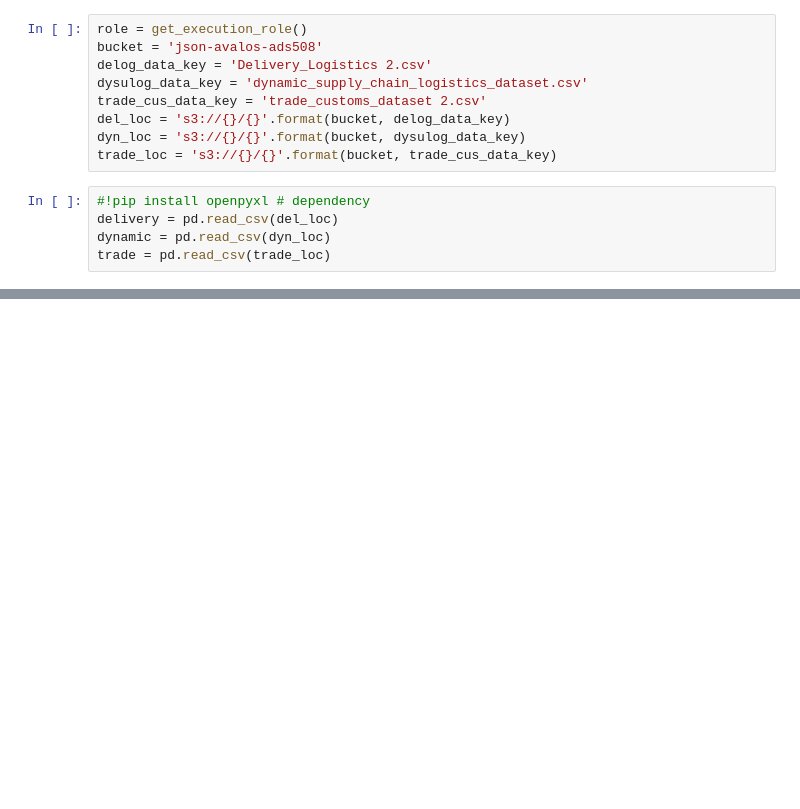
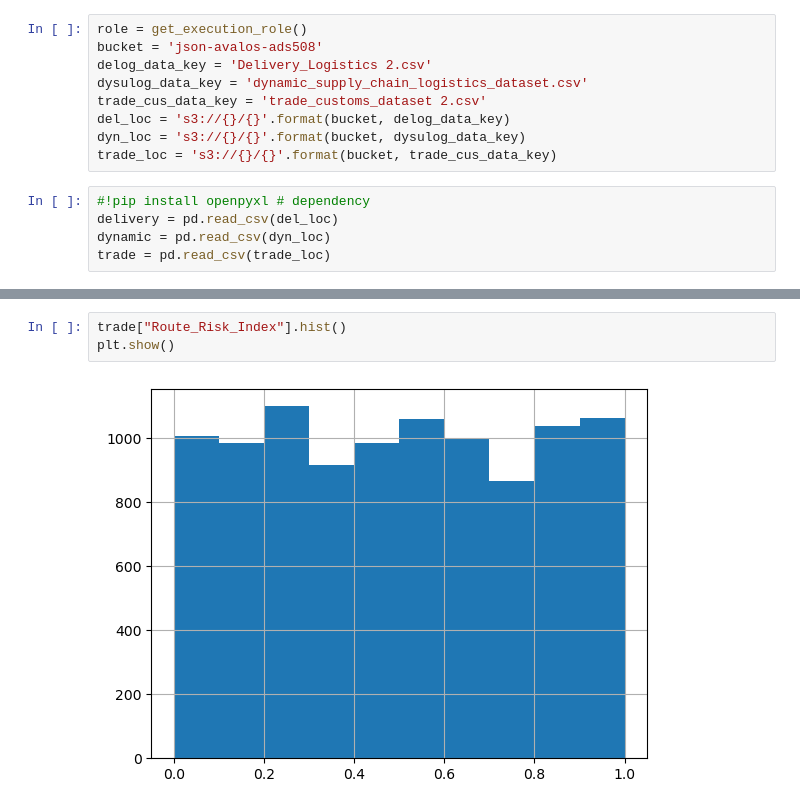
Before and after one commit to jsonavalos/ADS-508, a Jupyter notebook: Notebooks/Jason/carrier-service-analysis.ipynb, the cells around one changed output, grey strips where cells are left out. Saved outputs shown, nothing was run; the diff lists cells and outputs as text; blank space fills up the shorter version.

```diff
--- a/Notebooks/Jason/carrier-service-analysis.ipynb
+++ b/Notebooks/Jason/carrier-service-analysis.ipynb
@@ -27,0 +126,5 @@ trade = pd.read_csv(trade_loc)
+# %%
+trade["Route_Risk_Index"].hist()
+plt.show()
+# %% [output]
+[figure, added]
```
Also changed, not shown: parts of 19 cells of this notebook.
